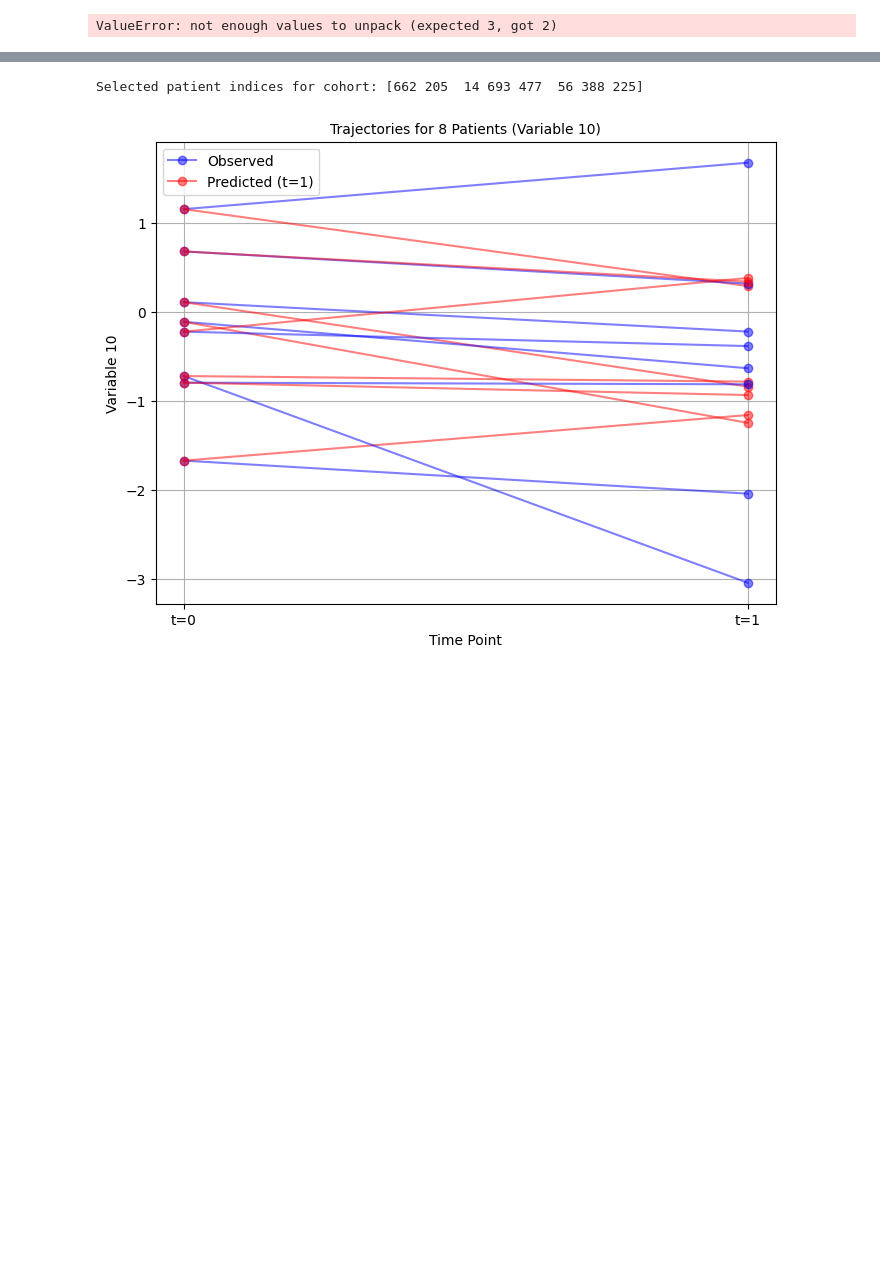
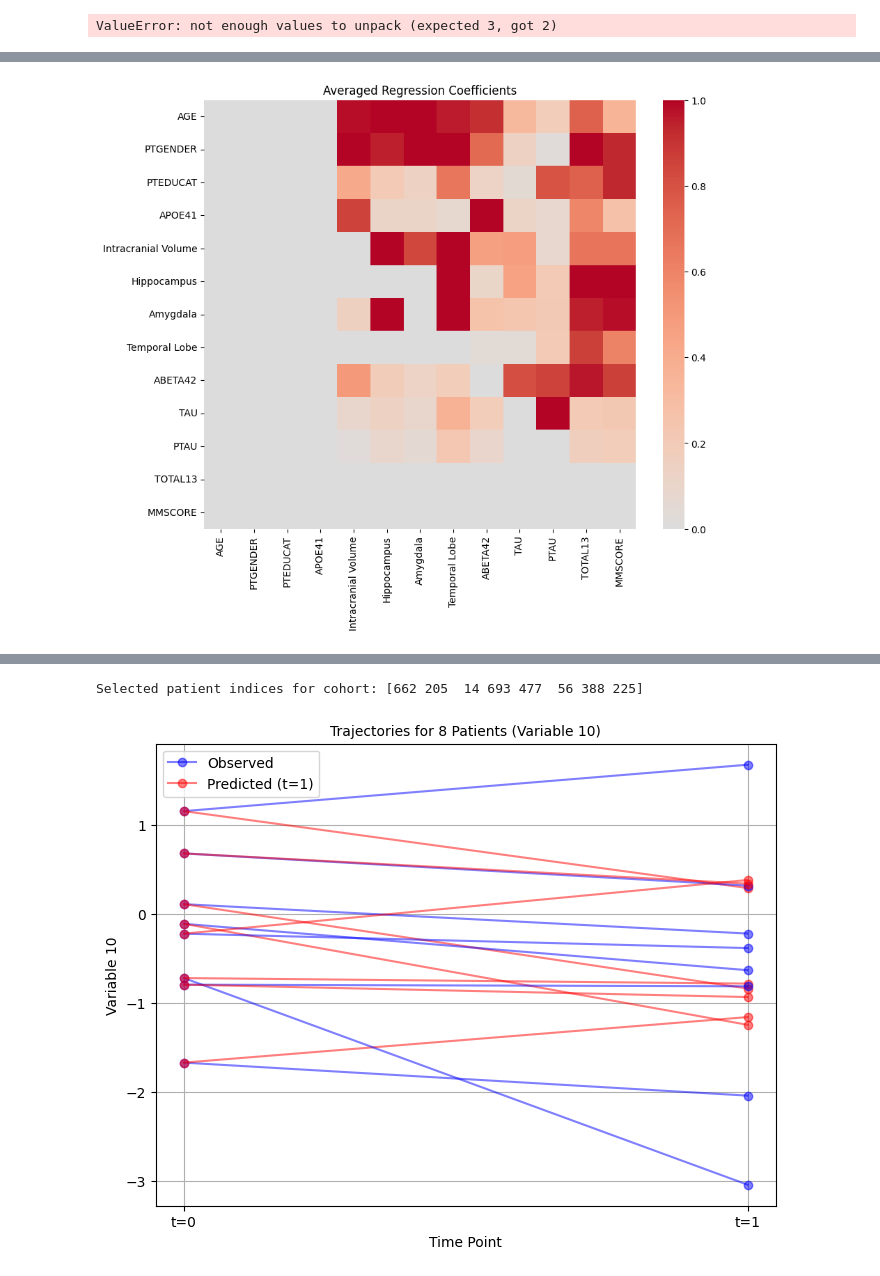
Before and after one commit to nataliaglazman/bnlte-extension, a Jupyter notebook: scripts/run_model.ipynb, the cells around one changed output, grey strips where cells are left out. Cells and saved outputs as stored; diff of their text form; code cells hidden in the pictures; blank space fills up the shorter version.

```diff
--- a/scripts/run_model.ipynb
+++ b/scripts/run_model.ipynb
@@ -281 +286,3 @@ cols
+# %%
+draws1 = chain_list[0]
 # %%
@@ -321,3 +347,13 @@ bb
+# %%
+beta_averaged = np.mean([sampler.state.r.any(axis=2) for sampler.state in draws1], axis=0)
+import seaborn as sns
+plt.figure(figsize=(10,8))
+sns.heatmap(beta_averaged.T, cmap='coolwarm', center=0,
+            xticklabels=cols, yticklabels=cols)
+plt.title('Averaged Regression Coefficients')
+plt.show()
+# %% [output]
+[figure, added]
 # %%
 import numpy as np
 import matplotlib.pyplot as plt
```
Also changed, not shown: parts of 28 cells of this notebook, 15 other files.
